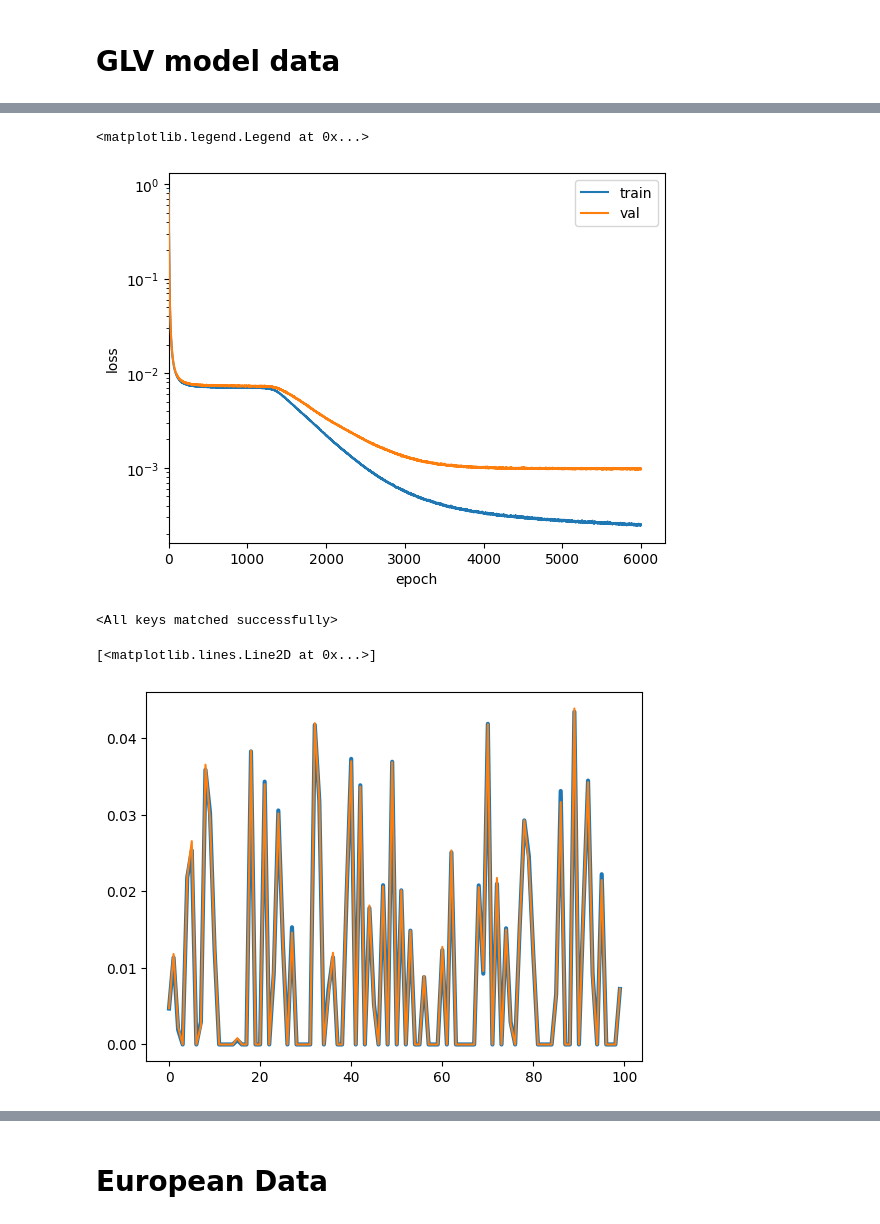
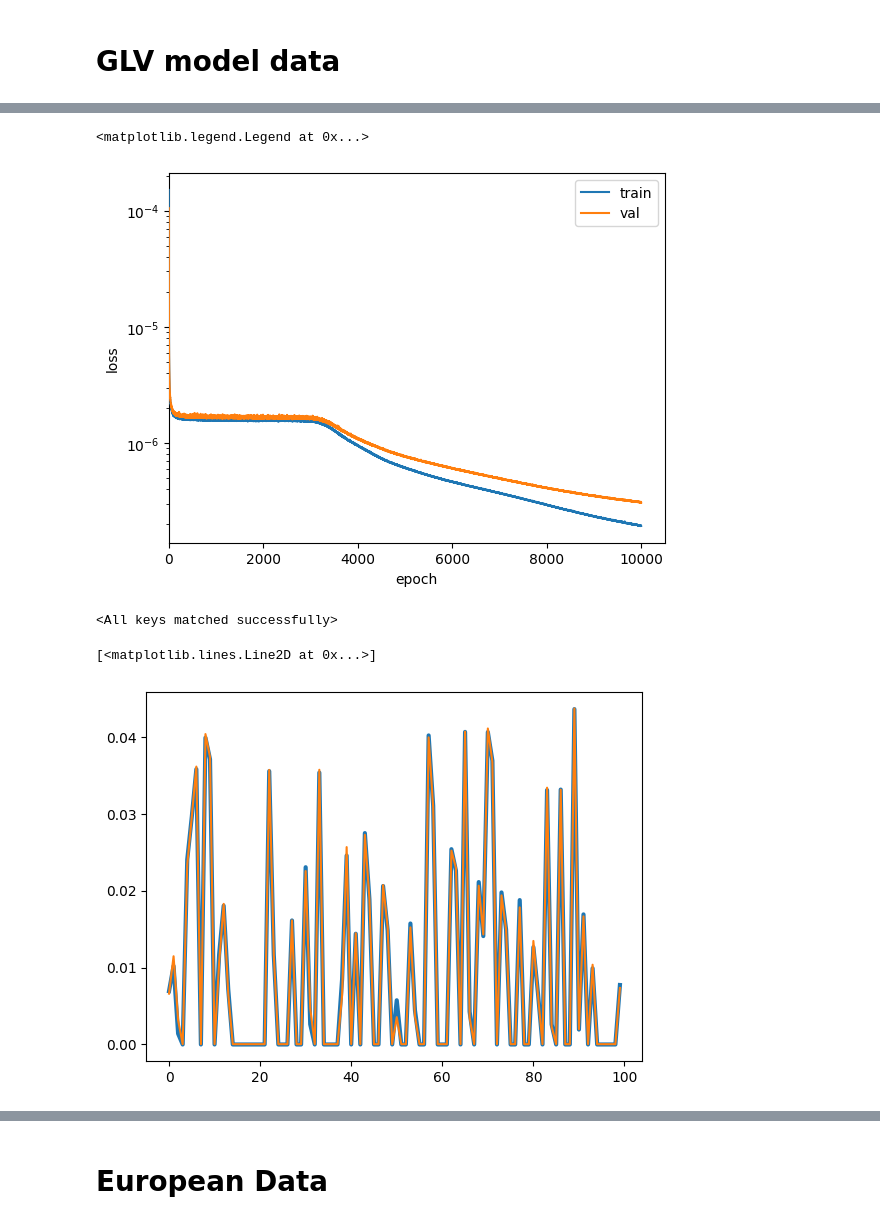
Before and after one commit to rkdan/Keystone, a Jupyter notebook: notebook.ipynb, the cells around one changed output, grey strips where cells are left out. Cells and saved outputs as stored; diff of their text form; code cells hidden in the pictures.

```diff
--- a/notebook.ipynb
+++ b/notebook.ipynb
@@ -29,11 +29,11 @@ training_params = SimpleNamespace(
         file_path = './data/DKI_data/Ptrain.csv',
         batch_size = 32,
         val_size = 0.1,
-        lr = 0.005,
-        epochs = 6000,
+        lr = 0.05,
+        epochs = 10000,
         verbosity = 500,
-        layers = [256],
-        output_name = 'DKI_data_NLLoss',
+        layers = [100],
+        output_name = 'DKI_data_MSELoss',
     )
 # %%
 loss, network, train_loader, val_loader = train(training_params)
@@ -59,10 +67,10 @@ plt.xlim(0,)
 plt.legend()
 # %% [output]
 <matplotlib.legend.Legend at 0x...>
-[figure, old version]
+[figure, new version]
 # %%
-state_dict = torch.load('./models/DKI_data_NLLoss_net.pt')
-net = Net(100, 100, layers=[256])
+state_dict = torch.load('./models/DKI_data_MSELoss_net.pt')
+net = Net(100, 100, layers=[100])
 net.load_state_dict(state_dict)
 # %% [output]
 <All keys matched successfully>
@@ -74,12 +82,12 @@ K = calculate_keystone_array(X, Y, net)
 # %%
 x_batch, y_batch = next(iter(val_loader))
 i = 1
-predicted = torch.exp(net(torch.tensor(x_batch[i]).unsqueeze(0)))
+predicted = net(torch.tensor(x_batch[i]).unsqueeze(0))
 plt.plot(y_batch[i], label='true', lw=3)
 plt.plot(predicted.detach().numpy().T, label='predicted')
 # %% [output]
 [<matplotlib.lines.Line2D at 0x...>]
-[figure, old version]
+[figure, new version]
 # %%
 sns.heatmap(K)
 # %% [output]
```
Also changed, not shown: parts of 12 cells of this notebook, 10 other files.
